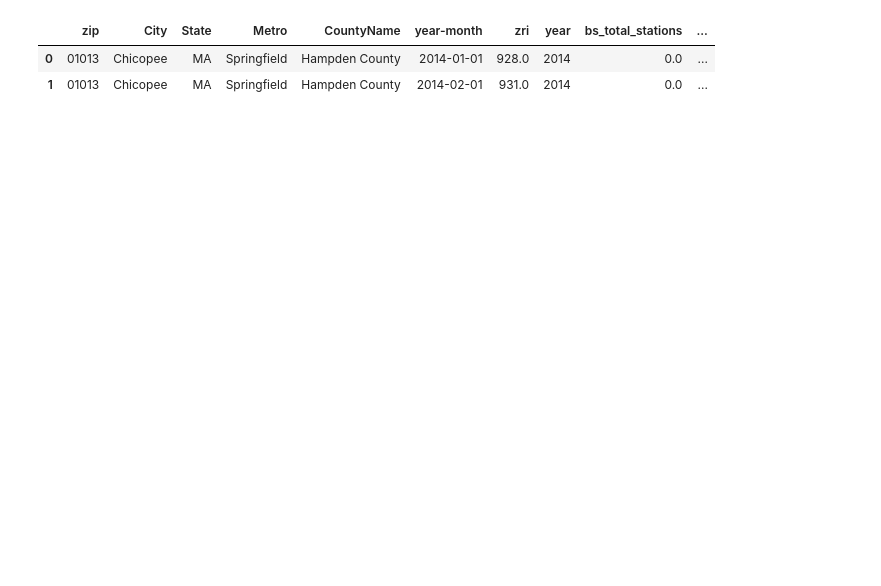
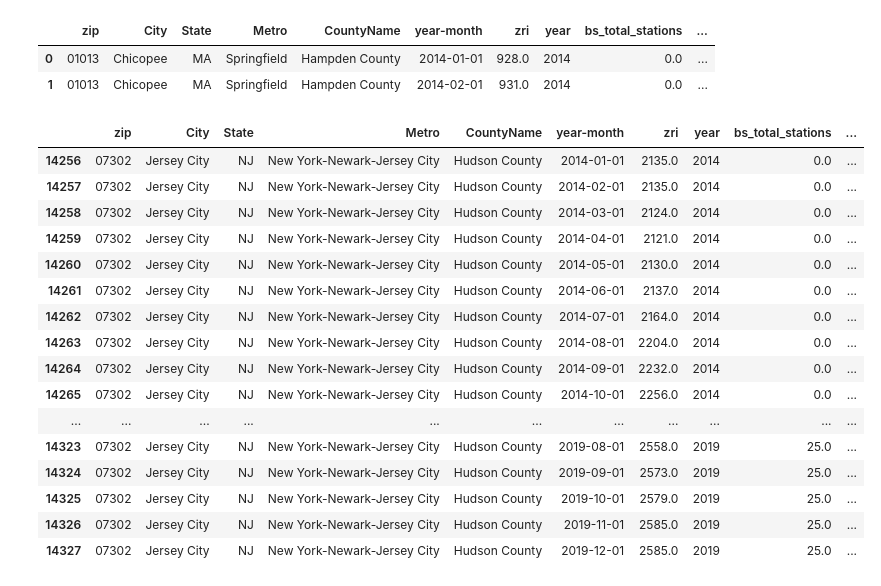
Before and after one commit to Kneck12/zillow-price-index-pred, a Jupyter notebook: Niki/bikeshare_feature_engineering.ipynb, the cells around one changed output. Cells and saved outputs as stored; diff of their text form; code cells hidden in the pictures; blank space fills up the shorter version.

```diff
--- a/Niki/bikeshare_feature_engineering.ipynb
+++ b/Niki/bikeshare_feature_engineering.ipynb
@@ -157,0 +158,20 @@ bikes_features.to_csv('./../data/bikeshare_engineered_features.csv')
+# %%
+bikes_features[bikes_features['zip']=="07302"]
+# %% [output]
+|  | zip | City | State | Metro | CountyName | year-month | zri | year | bs_total_stations | ... |
+| 14256 | 07302 | Jersey City | NJ | New York-Newark-Jersey City | Hudson County | 2014-01-01 | 2135.0 | 2014 | 0.0 | ... |
+| 14257 | 07302 | Jersey City | NJ | New York-Newark-Jersey City | Hudson County | 2014-02-01 | 2135.0 | 2014 | 0.0 | ... |
+| 14258 | 07302 | Jersey City | NJ | New York-Newark-Jersey City | Hudson County | 2014-03-01 | 2124.0 | 2014 | 0.0 | ... |
+| 14259 | 07302 | Jersey City | NJ | New York-Newark-Jersey City | Hudson County | 2014-04-01 | 2121.0 | 2014 | 0.0 | ... |
+| 14260 | 07302 | Jersey City | NJ | New York-Newark-Jersey City | Hudson County | 2014-05-01 | 2130.0 | 2014 | 0.0 | ... |
+| 14261 | 07302 | Jersey City | NJ | New York-Newark-Jersey City | Hudson County | 2014-06-01 | 2137.0 | 2014 | 0.0 | ... |
+| 14262 | 07302 | Jersey City | NJ | New York-Newark-Jersey City | Hudson County | 2014-07-01 | 2164.0 | 2014 | 0.0 | ... |
+| 14263 | 07302 | Jersey City | NJ | New York-Newark-Jersey City | Hudson County | 2014-08-01 | 2204.0 | 2014 | 0.0 | ... |
+| 14264 | 07302 | Jersey City | NJ | New York-Newark-Jersey City | Hudson County | 2014-09-01 | 2232.0 | 2014 | 0.0 | ... |
+| 14265 | 07302 | Jersey City | NJ | New York-Newark-Jersey City | Hudson County | 2014-10-01 | 2256.0 | 2014 | 0.0 | ... |
+| ... | ... | ... | ... | ... | ... | ... | ... | ... | ... | ... |
+| 14323 | 07302 | Jersey City | NJ | New York-Newark-Jersey City | Hudson County | 2019-08-01 | 2558.0 | 2019 | 25.0 | ... |
+| 14324 | 07302 | Jersey City | NJ | New York-Newark-Jersey City | Hudson County | 2019-09-01 | 2573.0 | 2019 | 25.0 | ... |
+| 14325 | 07302 | Jersey City | NJ | New York-Newark-Jersey City | Hudson County | 2019-10-01 | 2579.0 | 2019 | 25.0 | ... |
+| 14326 | 07302 | Jersey City | NJ | New York-Newark-Jersey City | Hudson County | 2019-11-01 | 2585.0 | 2019 | 25.0 | ... |
+| 14327 | 07302 | Jersey City | NJ | New York-Newark-Jersey City | Hudson County | 2019-12-01 | 2585.0 | 2019 | 25.0 | ... |
```
Also changed, not shown: parts of 2 cells of this notebook, 2 other files.
